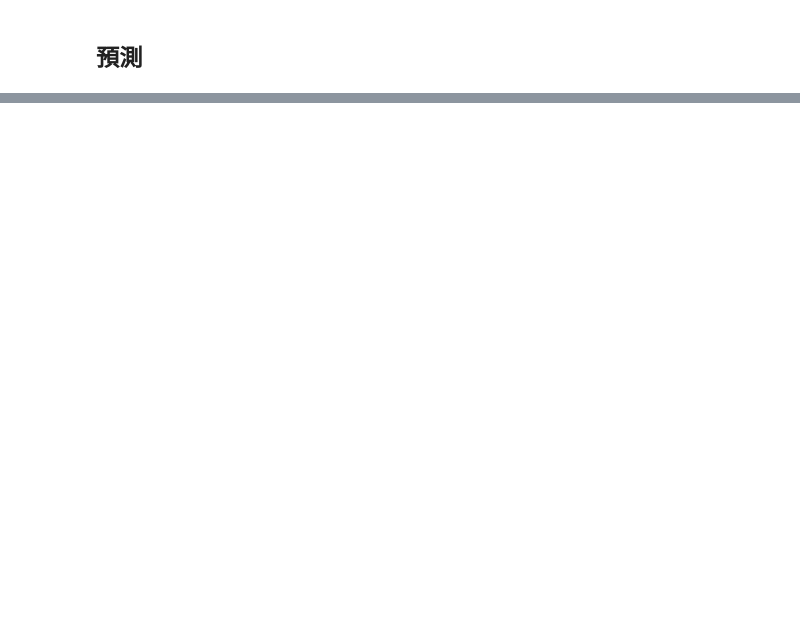
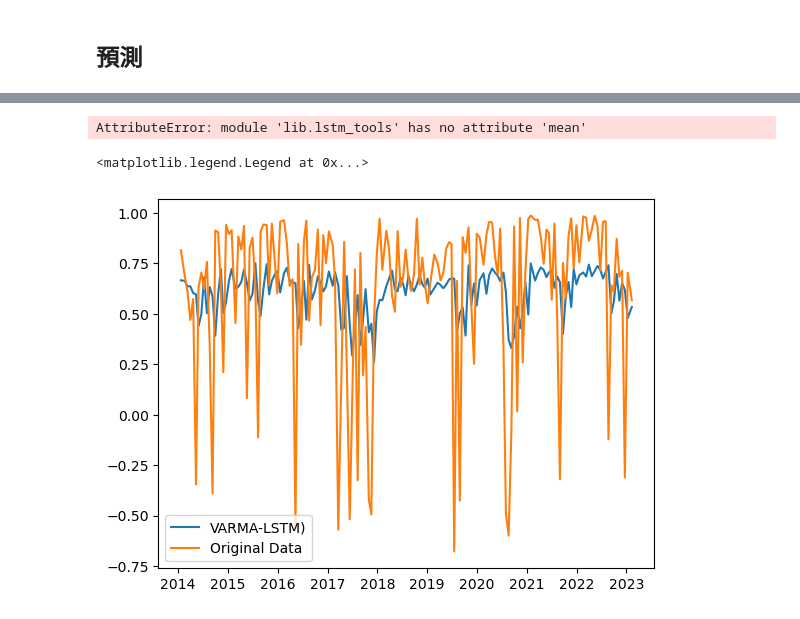
Before and after one commit to Seco1024/ARIMA-MRRNN, a Jupyter notebook: src/lstm.ipynb, the cells around one changed output, grey strips where cells are left out. Drawn from its saved outputs; the diff is of its cells as text; code cells hidden in the pictures; blank space fills up the shorter version.

```diff
--- a/src/lstm.ipynb
+++ b/src/lstm.ipynb
@@ -186,0 +189,2 @@ evaluate_model(best_model, train_X, train_y, val_X, val_y, test_X, test_y)
+# %%
+best_model = load_model(os.path.join(parent_dir, 'models/0515_VARMA_64_0_1.h5'))
@@ -186,0 +204,38 @@ evaluate_model(best_model, train_X, train_y, val_X, val_y, test_X, test_y)
+# %%
+tmp_dir = os.path.join(parent_dir, 'data/VARMA_ARIMA_prediction/after_ARIMA/')
+hybrid_prediction_mse, hybrid_prediction_mae, arima_prediction_mae, arima_prediction_mse = [], [], [], []
+for file in os.listdir(tmp_dir):
+    if count != 0:
+        break
+    count = count + 1
+    residual_file_path = os.path.join(files_dir, file)
+    residual_df = pd.read_csv(residual_file_path, index_col='date', parse_dates=True)
+    residual_df = residual_df.reset_index(drop=True)
+    arima_output_path = os.path.join(parent_dir, f'data/VARMA_ARIMA_prediction/after_ARIMA/{file}')
+    arima_output_df = pd.read_csv(arima_output_path, index_col='date', parse_dates=True)
+    arima_output_df = arima_output_df.reset_index(drop=True)
+    arima_output_df = arima_output_df['close']
+    original_path = os.path.join(parent_dir, f'data/preprocessed_data/{file}')
+    original_df = pd.read_csv(original_path, index_col='date', parse_dates=True)
+    timestamps = original_df.index
+    original_df = original_df.reset_index(drop=True)
+    original_df = original_df['close']
+    original_df = original_df[-len(arima_output_df):]
+
+    residual_X, arima_prediction, original, lstm_predict = [], [], [], []
+    for i in range(past_n, len(residual_df) - future_n + 1):
+        residual_X.append(residual_df[i - past_n:i])
+    residual_X = np.array([residual_X[i].values.tolist() for i in range(len(residual_X))])
+    predictions_df = best_model.predict(residual_X)
+    for i in range(len(predictions_df)):
+        lstm_predict.append(predictions_df[i][0])
+
+    arima_prediction = arima_output_df[-len(lstm_predict):].tolist()
+    original = original_df[-len(lstm_predict):].tolist()
+    timestamps = timestamps[-len(lstm_predict):].tolist()
+    hybrid_prediction = [x - y for x, y in zip(arima_prediction, lstm_predict)]
+
+    arima_prediction_mse.append(mean_squared_error(original, arima_prediction))
+    arima_prediction_mae.append(mean_absolute_error(original, arima_prediction))
+    hybrid_prediction_mse.append(mean_squared_error(original, hybrid_prediction))
+    hybrid_prediction_mae.append(mean_absolute_error(original, hybrid_prediction))
@@ -186,0 +244,12 @@ evaluate_model(best_model, train_X, train_y, val_X, val_y, test_X, test_y)
+# %%
+df_error = pd.DataFrame(columns=['ARIMA prediction MSE', 'ARIMA prediction MAE', 'ARIMA_LSTM prediction MSE', 'ARIMA_LSTM prediction MAE'])
+df_error.loc[0] = lstm_tools.mean(arima_prediction_mse), lstm_tools.mean(arima_prediction_mae), lstm_tools.mean(hybrid_prediction_mse), lstm_tools.mean(hybrid_prediction_mae)
+# %% [output]
+AttributeError: module 'lib.lstm_tools' has no attribute 'mean'
+# %%
+plt.plot(timestamps, hybrid_prediction, label= f'VARMA-LSTM)')
+plt.plot(timestamps,original, label='Original Data')
+plt.legend()
+# %% [output]
+<matplotlib.legend.Legend at 0x...>
+[figure, added]
```
Also changed, not shown: parts of 20 cells of this notebook, 17 other files.
